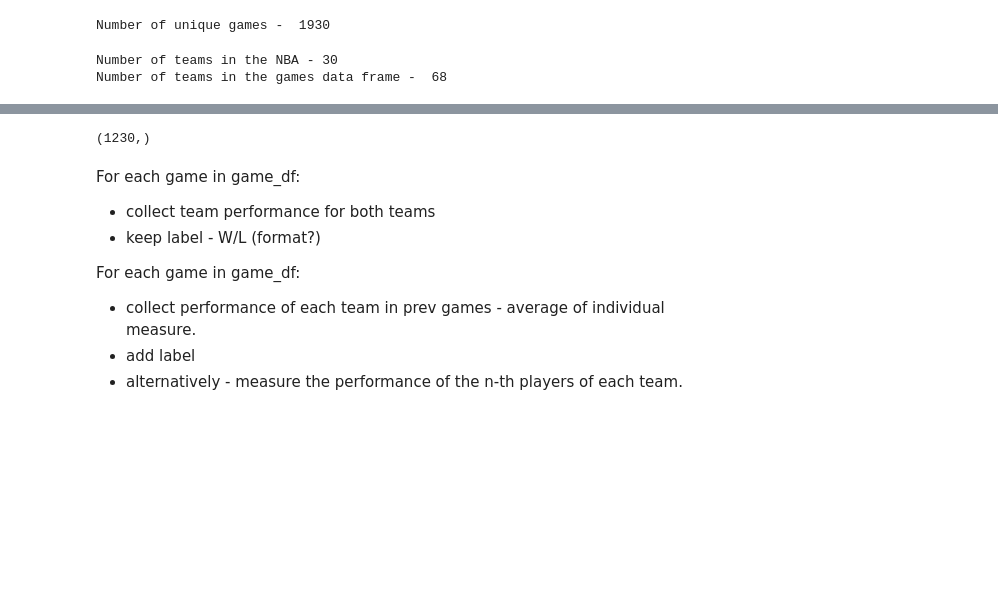
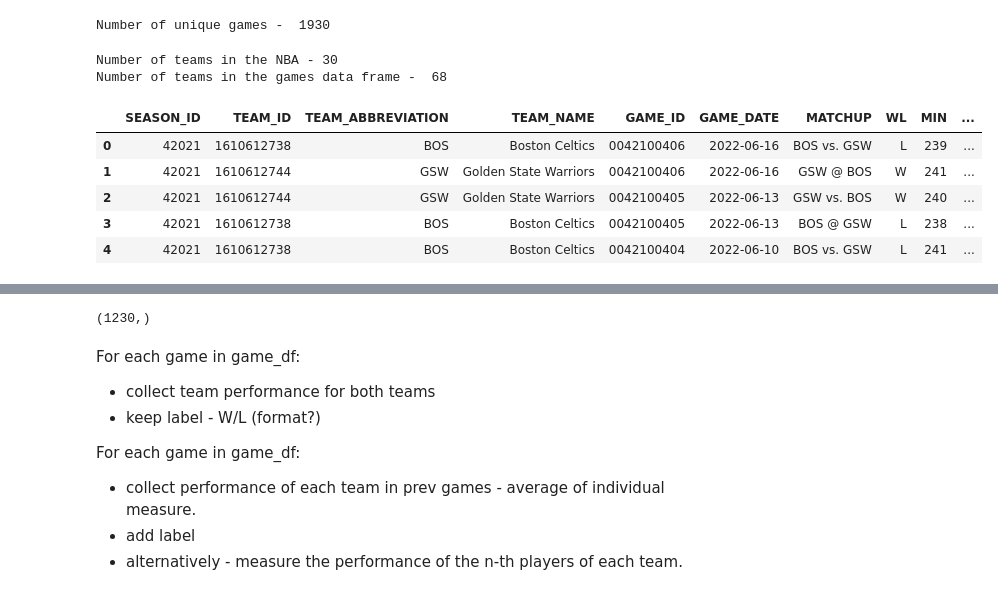
Before and after one commit to egozi/ds_project, a Jupyter notebook: NBA-game-predictions.ipynb, the cells around one changed output, grey strips where cells are left out. Saved outputs shown, nothing was run; the diff lists cells and outputs as text; code cells hidden in the pictures; blank space fills up the shorter version.

```diff
--- a/NBA-game-predictions.ipynb
+++ b/NBA-game-predictions.ipynb
@@ -90,6 +87,15 @@ Number of teams in the games data frame -  68
 # filter out any games of teams that are not from the NBA
 game_data = game_data[game_data["TEAM_ID"].isin(team_logs.keys())]
 print("Number of teams in the games data frame - ", game_data["TEAM_ID"].unique().shape[0])
+# %%
+game_data.head()
+# %% [output]
+|  | SEASON_ID | TEAM_ID | TEAM_ABBREVIATION | TEAM_NAME | GAME_ID | GAME_DATE | MATCHUP | WL | MIN | ... |
+| 0 | 42021 | 1610612738 | BOS | Boston Celtics | 0042100406 | 2022-06-16 | BOS vs. GSW | L | 239 | ... |
+| 1 | 42021 | 1610612744 | GSW | Golden State Warriors | 0042100406 | 2022-06-16 | GSW @ BOS | W | 241 | ... |
+| 2 | 42021 | 1610612744 | GSW | Golden State Warriors | 0042100405 | 2022-06-13 | GSW vs. BOS | W | 240 | ... |
+| 3 | 42021 | 1610612738 | BOS | Boston Celtics | 0042100405 | 2022-06-13 | BOS @ GSW | L | 238 | ... |
+| 4 | 42021 | 1610612738 | BOS | Boston Celtics | 0042100404 | 2022-06-10 | BOS vs. GSW | L | 241 | ... |
 # %%
 # we want a dataframe that has one row per game
 # %%
```
Also changed, not shown: parts of 16 cells of this notebook.
